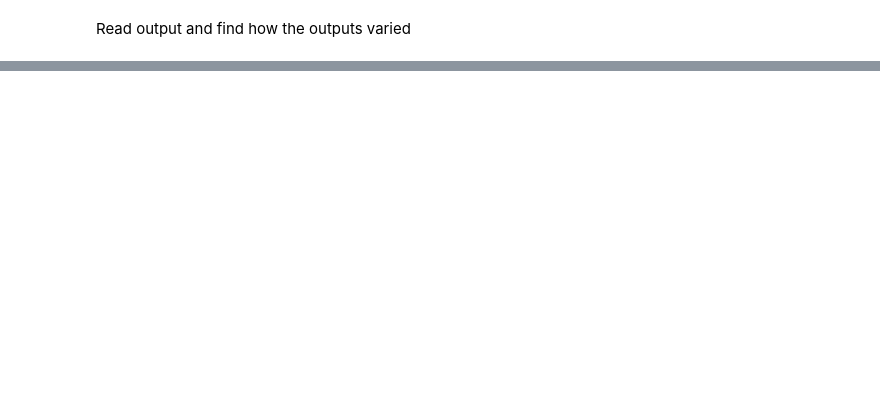
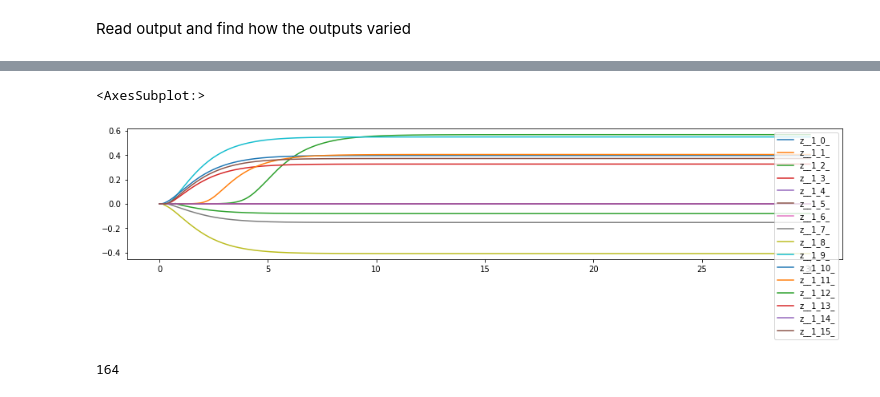
Before and after one commit to takeshimg92/DeepCRN, a Jupyter notebook: notebooks/Parsing Julia.ipynb, the cells around one changed output, grey strips where cells are left out. Cells and saved outputs as stored; diff of their text form; code cells hidden in the pictures; blank space fills up the shorter version.

```diff
--- a/notebooks/Parsing Julia.ipynb
+++ b/notebooks/Parsing Julia.ipynb
@@ -349,0 +543,9 @@ df_out.plot()
+# %%
+df[ode_model.get_z_variables(1)].plot(figsize=(16,3))
+# %% [output]
+<AxesSubplot:>
+[figure, added]
+# %%
+ode_model.enumerated_variables_dict['z__1_8_']
+# %% [output]
+164
```
Also changed, not shown: parts of 49 cells of this notebook, 5 other files.
